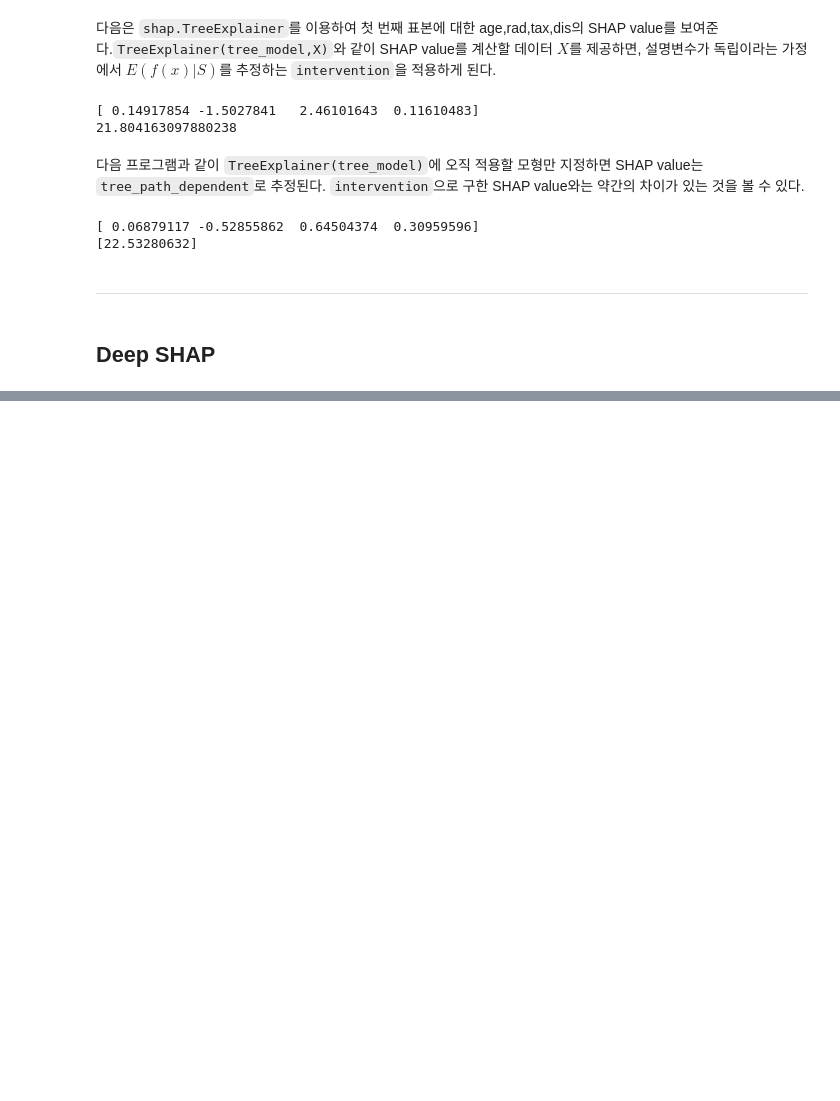
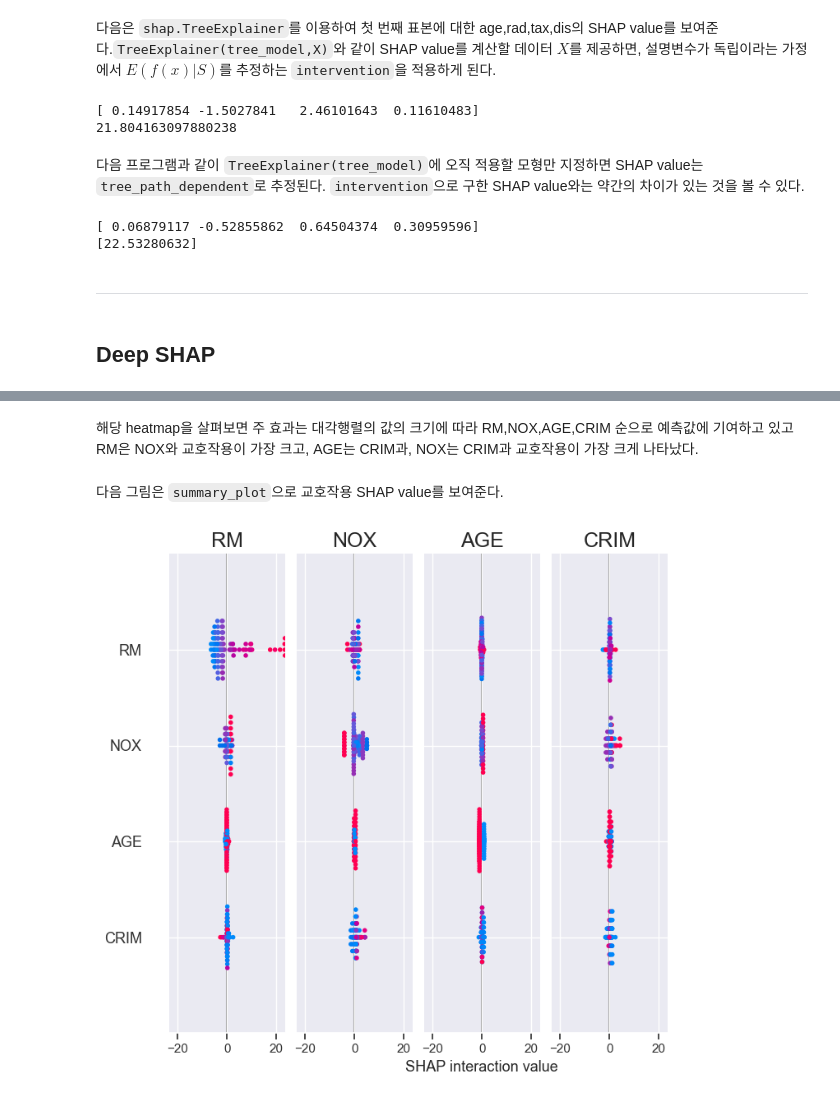
Before and after one commit to csw0625/Explainable_AI, a Jupyter notebook: Ch09.Shapley_values.ipynb, the cells around one changed output, grey strips where cells are left out. Saved outputs shown, nothing was run; the diff lists cells and outputs as text; code cells hidden in the pictures; blank space fills up the shorter version.

```diff
--- a/Ch09.Shapley_values.ipynb
+++ b/Ch09.Shapley_values.ipynb
@@ -505,0 +743,8 @@ print(explainer.expected_value)
+# %% [markdown]
+해당 heatmap을 살펴보면 주 효과는 대각행렬의 값의 크기에 따라 RM,NOX,AGE,CRIM 순으로 예측값에 기여하고 있고 RM은 NOX와 교호작용이 가장 크고, AGE는 CRIM과, NOX는 CRIM과 교호작용이 가장 크게 나타났다.
+# %% [markdown]
+다음 그림은 `summary_plot`으로 교호작용 SHAP value를 보여준다.
+# %%
+shap.summary_plot(interaction_values,X100)
+# %% [output]
+[figure, added]
```
Also changed, not shown: parts of 42 cells of this notebook.
